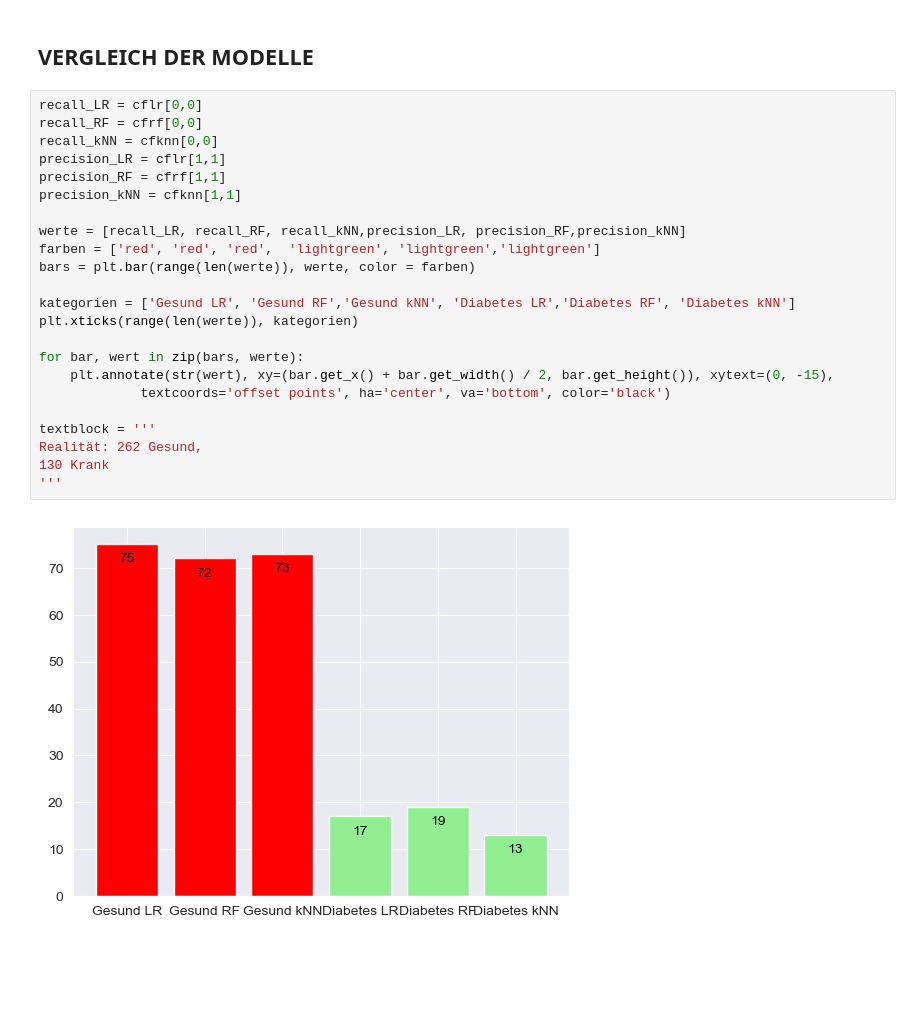
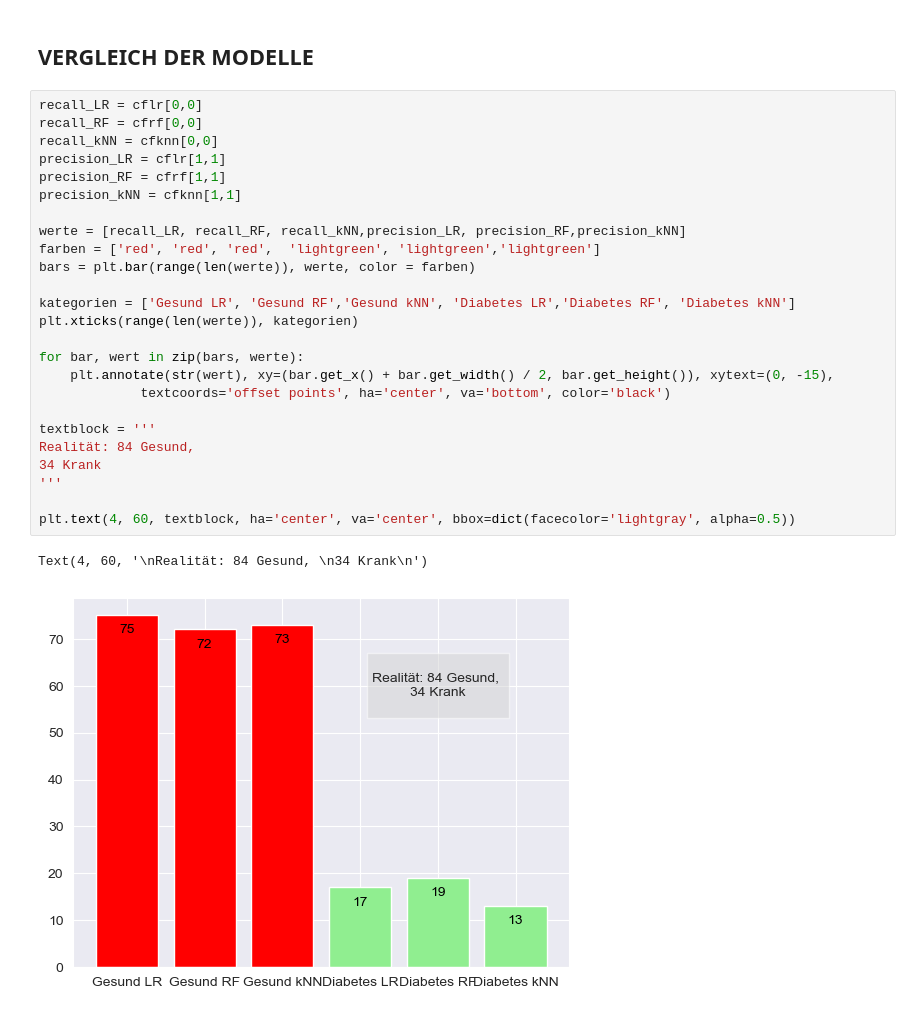
Before and after one commit to geoclaudsch/DASC-2024, a Jupyter notebook: Abschlussaufgabe/Diabetes_DS/Diabetes_Script.ipynb, the cells around one changed output. Drawn from its saved outputs; the diff is of its cells as text; blank space fills up the shorter version.

```diff
--- a/Abschlussaufgabe/Diabetes_DS/Diabetes_Script.ipynb
+++ b/Abschlussaufgabe/Diabetes_DS/Diabetes_Script.ipynb
@@ -308,25 +319,28 @@ IndexError: only integers, slices (`:`), ellipsis (`...`), numpy.newaxis (`None`
 # %%
 recall_LR = cflr[0,0]
 recall_RF = cfrf[0,0]
 recall_kNN = cfknn[0,0]
 precision_LR = cflr[1,1]
 precision_RF = cfrf[1,1]
 precision_kNN = cfknn[1,1]
 
 werte = [recall_LR, recall_RF, recall_kNN,precision_LR, precision_RF,precision_kNN]
 farben = ['red', 'red', 'red',  'lightgreen', 'lightgreen','lightgreen']
 bars = plt.bar(range(len(werte)), werte, color = farben)
 
 kategorien = ['Gesund LR', 'Gesund RF','Gesund kNN', 'Diabetes LR','Diabetes RF', 'Diabetes kNN']
 plt.xticks(range(len(werte)), kategorien)
 
 for bar, wert in zip(bars, werte):
     plt.annotate(str(wert), xy=(bar.get_x() + bar.get_width() / 2, bar.get_height()), xytext=(0, -15),
              textcoords='offset points', ha='center', va='bottom', color='black')
 
 textblock = '''
-Realität: 262 Gesund,
-130 Krank
+Realität: 84 Gesund,
+34 Krank
 '''
+
+plt.text(4, 60, textblock, ha='center', va='center', bbox=dict(facecolor='lightgray', alpha=0.5))
 # %% [output]
+Text(4, 60, '\nRealität: 84 Gesund, \n34 Krank\n')
-[figure, old version]
+[figure, new version]
```
Also changed, not shown: parts of 8 cells of this notebook, 1 other file.
